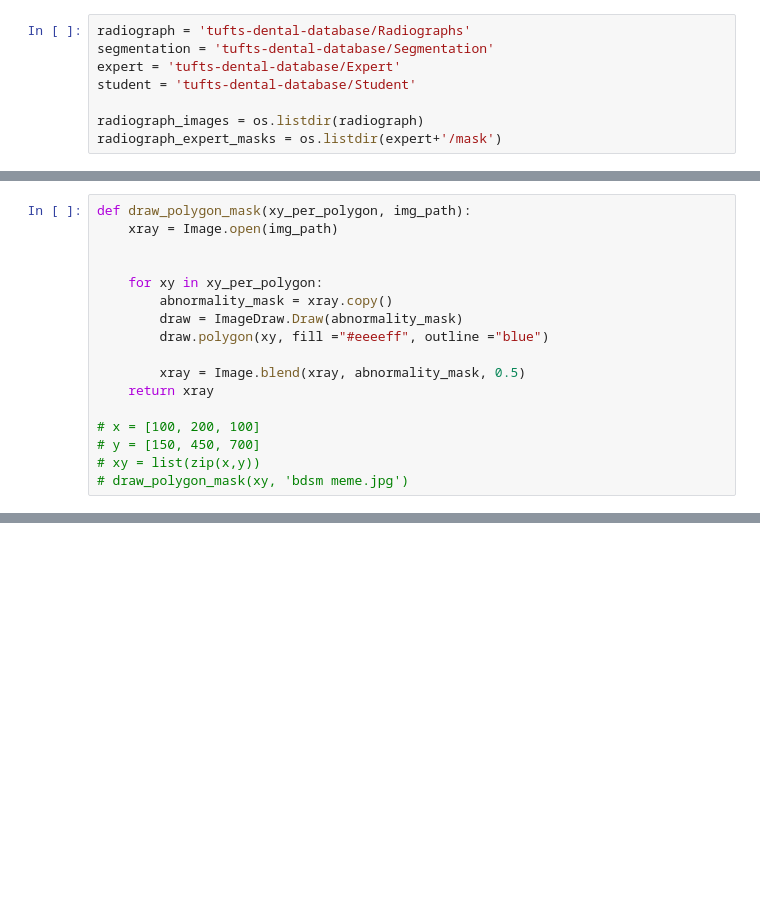
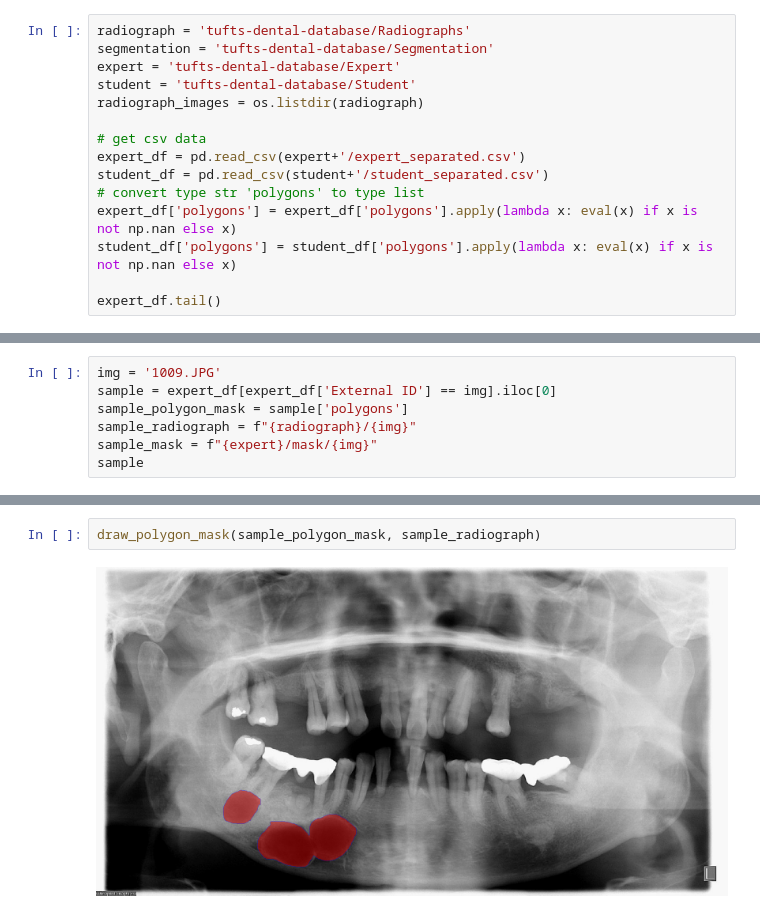
Before and after one commit to sopmacvan/tdd-model, a Jupyter notebook: main.ipynb, the cells around one changed output, grey strips where cells are left out. Cells and saved outputs as stored; diff of their text form; blank space fills up the shorter version.

Commit message:
preprocessed dataset, displayed sample xray

```diff
--- a/main.ipynb
+++ b/main.ipynb
@@ -68,6 +23,13 @@ radiograph = 'tufts-dental-database/Radiographs'
 segmentation = 'tufts-dental-database/Segmentation'
 expert = 'tufts-dental-database/Expert'
 student = 'tufts-dental-database/Student'
+radiograph_images = os.listdir(radiograph)
 
-radiograph_images = os.listdir(radiograph)
-radiograph_expert_masks = os.listdir(expert+'/mask')
+# get csv data
+expert_df = pd.read_csv(expert+'/expert_separated.csv')
+student_df = pd.read_csv(student+'/student_separated.csv')
+# convert type str 'polygons' to type list
+expert_df['polygons'] = expert_df['polygons'].apply(lambda x: eval(x) if x is not np.nan else x)
+student_df['polygons'] = student_df['polygons'].apply(lambda x: eval(x) if x is not np.nan else x)
+
+expert_df.tail()
@@ -74,17 +42,0 @@ radiograph_expert_masks = os.listdir(expert+'/mask')
-# %%
-def draw_polygon_mask(xy_per_polygon, img_path):
-    xray = Image.open(img_path)
-
-
-    for xy in xy_per_polygon:
-        abnormality_mask = xray.copy()
-        draw = ImageDraw.Draw(abnormality_mask)
-        draw.polygon(xy, fill ="#eeeeff", outline ="blue")
-
-        xray = Image.blend(xray, abnormality_mask, 0.5)
-    return xray
-
-# x = [100, 200, 100]
-# y = [150, 450, 700]
-# xy = list(zip(x,y))
-# draw_polygon_mask(xy, 'bdsm meme.jpg')
@@ -116,0 +45,7 @@ c.show()
+# %%
+img = '1009.JPG'
+sample = expert_df[expert_df['External ID'] == img].iloc[0]
+sample_polygon_mask = sample['polygons']
+sample_radiograph = f"{radiograph}/{img}"
+sample_mask = f"{expert}/mask/{img}"
+sample
@@ -116,0 +62,4 @@ c.show()
+# %%
+draw_polygon_mask(sample_polygon_mask, sample_radiograph)
+# %% [output]
+[figure, added]
```
Also changed, not shown: parts of 13 cells of this notebook, 3 other files.
